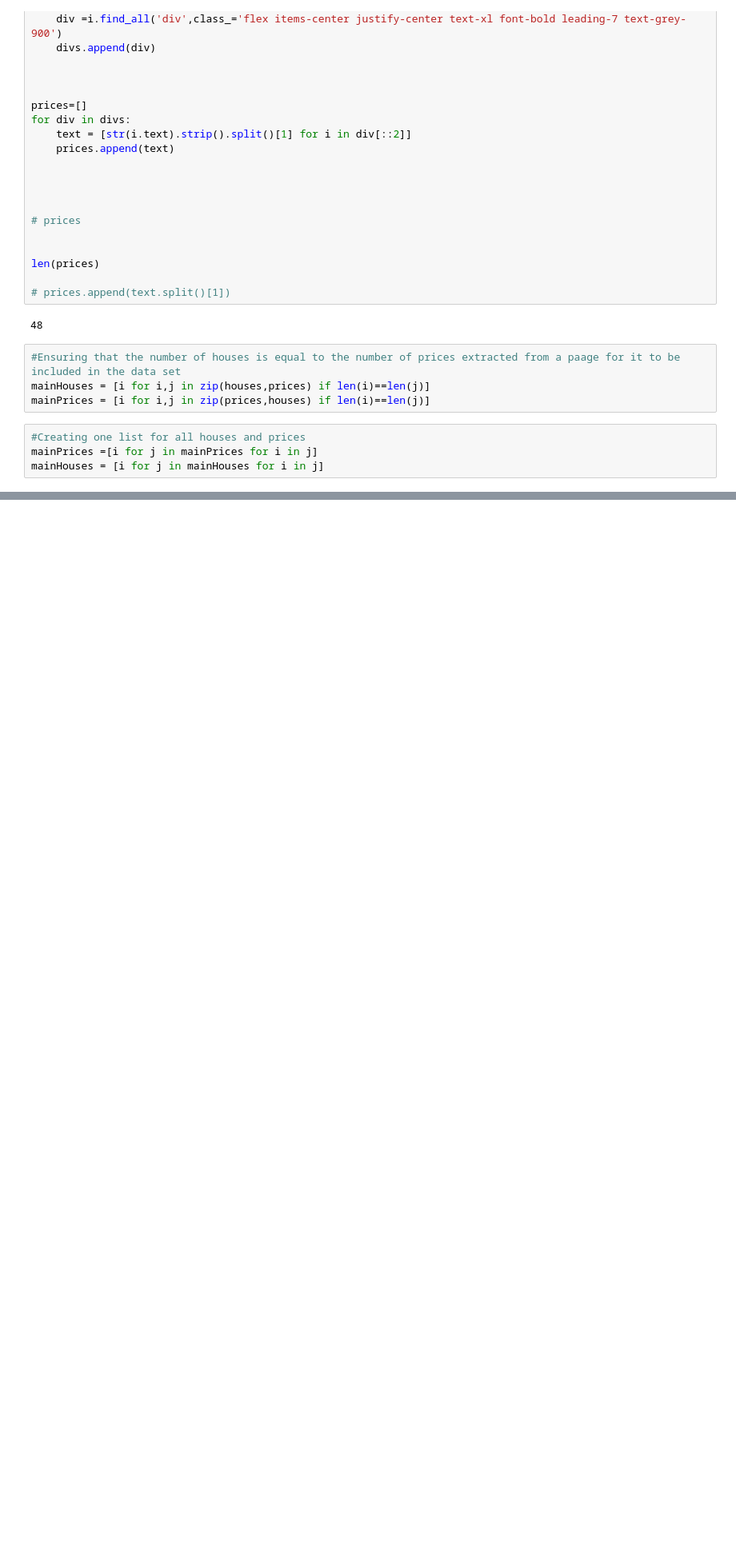
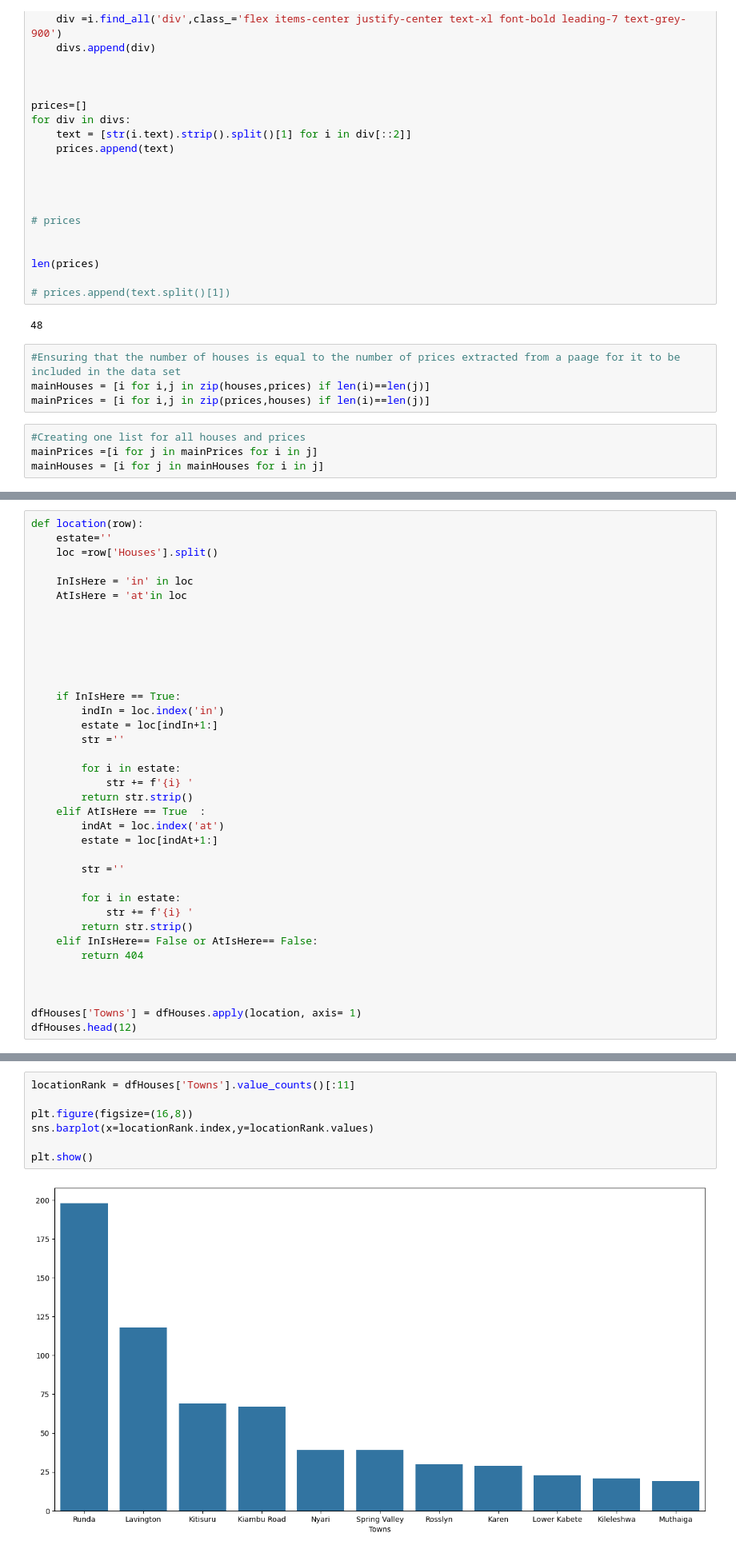
Before and after one commit to JaqenIzo/Rental_Houses_Website_Web-_Scraping_Analysis, a Jupyter notebook: Rentals/main.ipynb, the cells around one changed output, grey strips where cells are left out. Shown: that part at 80% size. Drawn from its saved outputs; the diff is of its cells as text; blank space fills up the shorter version.

Commit message:
Towns  added

```diff
--- a/Rentals/main.ipynb
+++ b/Rentals/main.ipynb
@@ -120,0 +151,37 @@ dfHouses
+# %%
+def location(row):
+    estate=''
+    loc =row['Houses'].split()
+
+    InIsHere = 'in' in loc
+    AtIsHere = 'at'in loc
+
+
+
+
+
+
+    if InIsHere == True:
+        indIn = loc.index('in')
+        estate = loc[indIn+1:]
+        str =''
+
+        for i in estate:
+            str += f'{i} '
+        return str.strip()
+    elif AtIsHere == True  :
+        indAt = loc.index('at')
+        estate = loc[indAt+1:]
+
+        str =''
+
+        for i in estate:
+            str += f'{i} '
+        return str.strip()
+    elif InIsHere== False or AtIsHere== False:
+        return 404
+
+
+
+dfHouses['Towns'] = dfHouses.apply(location, axis= 1)
+dfHouses.head(12)
@@ -120,0 +202,9 @@ dfHouses
+# %%
+locationRank = dfHouses['Towns'].value_counts()[:11]
+
+plt.figure(figsize=(16,8))
+sns.barplot(x=locationRank.index,y=locationRank.values)
+
+plt.show()
+# %% [output]
+[figure, added]
```
Also changed, not shown: parts of 7 cells of this notebook.
